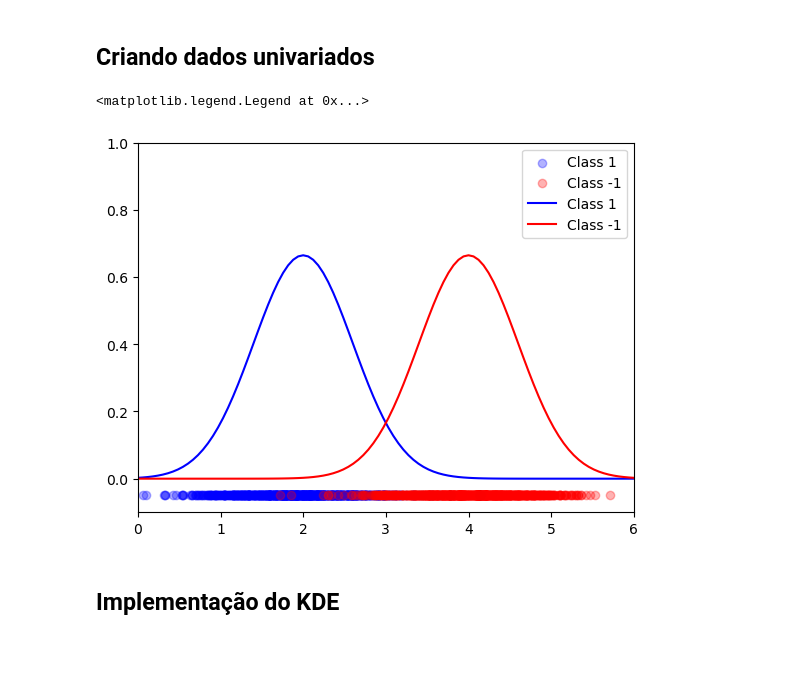
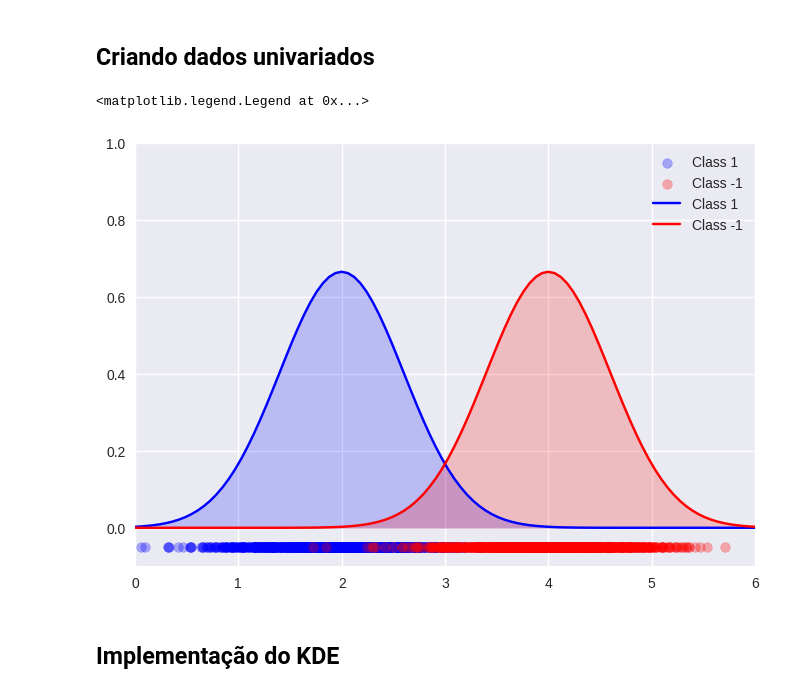
Before and after one commit to muzzidiogo/reconhecimento_de_padroes, a Jupyter notebook: 08_kde.ipynb, the cells around one changed output. Cells and saved outputs as stored; diff of their text form; code cells hidden in the pictures; blank space fills up the shorter version.

```diff
--- a/08_kde.ipynb
+++ b/08_kde.ipynb
@@ -19,33 +19,37 @@ Para definir o h, pode utilizar a Regra de Silverman: $h = 1.06 \hat{\sigma} N^{
 # %%
 import numpy as np
 import matplotlib.pyplot as plt
+import seaborn as sns
 from utils import make_normal_data, pdfnormal
 np.random.seed(123)
+plt.style.use('seaborn-v0_8')
 # %% [markdown]
 ## Criando dados univariados
 # %%
 s = 0.6
 N = 1000
 c1 = [2]
 c2 = [4]
 
 x1, y1 = make_normal_data(s = s, n = N, c = np.array(c1), dim = 1, label = 1)
 x2, y2 = make_normal_data(s = s, n = N, c = np.array(c2), dim = 1, label = -1)
 
 grid = np.linspace(0, 6, 100)
 normal1 = pdfnormal(grid, 2, s)
 normal2 = pdfnormal(grid, 4, s)
 
 plt.scatter(x1, np.zeros(len(x1)) - 0.05, c = 'blue', label = 'Class 1', alpha= 0.3)
 plt.scatter(x2, np.zeros(len(x2)) - 0.05, c = 'red', label = 'Class -1', alpha= 0.3)
 plt.plot(grid, normal1, label = 'Class 1', color = 'blue')
 plt.plot(grid, normal2, label = 'Class -1', color = 'red')
+plt.fill_between(grid, normal1, color='blue', alpha=0.2)
+plt.fill_between(grid, normal2, color='red', alpha=0.2)
 plt.xlim(0, 6)
 plt.ylim(-0.1, 1)
 plt.legend()
 # %% [output]
 <matplotlib.legend.Legend at 0x...>
-[figure, old version]
+[figure, new version]
 # %% [markdown]
 ## Implementação do KDE
 # %%
```
Also changed, not shown: parts of 1 cell of this notebook.
